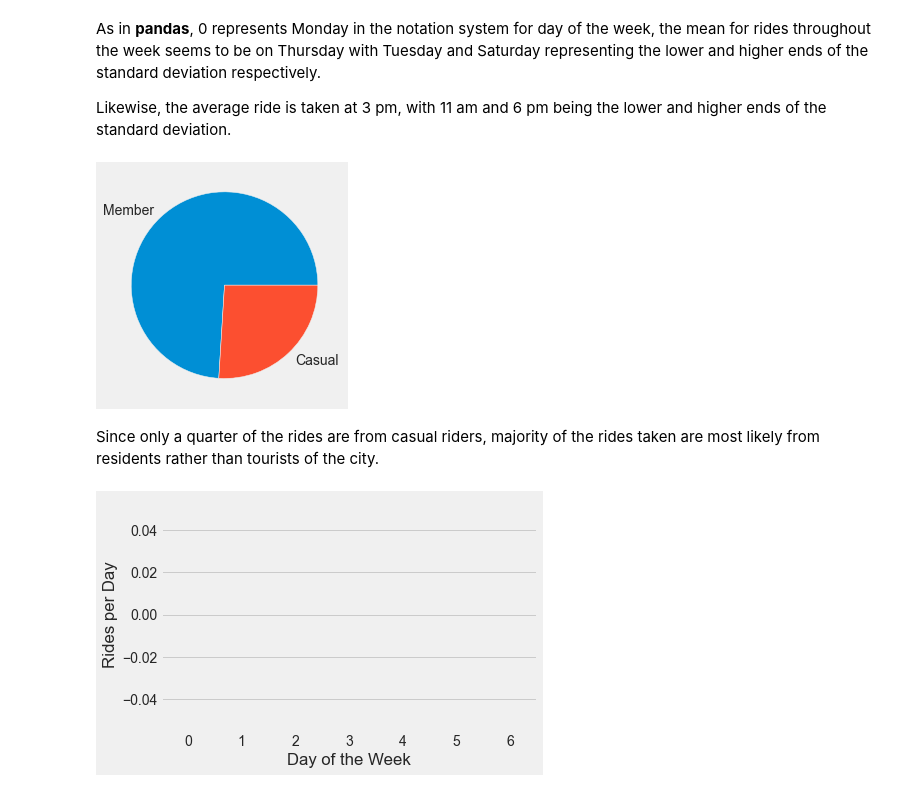
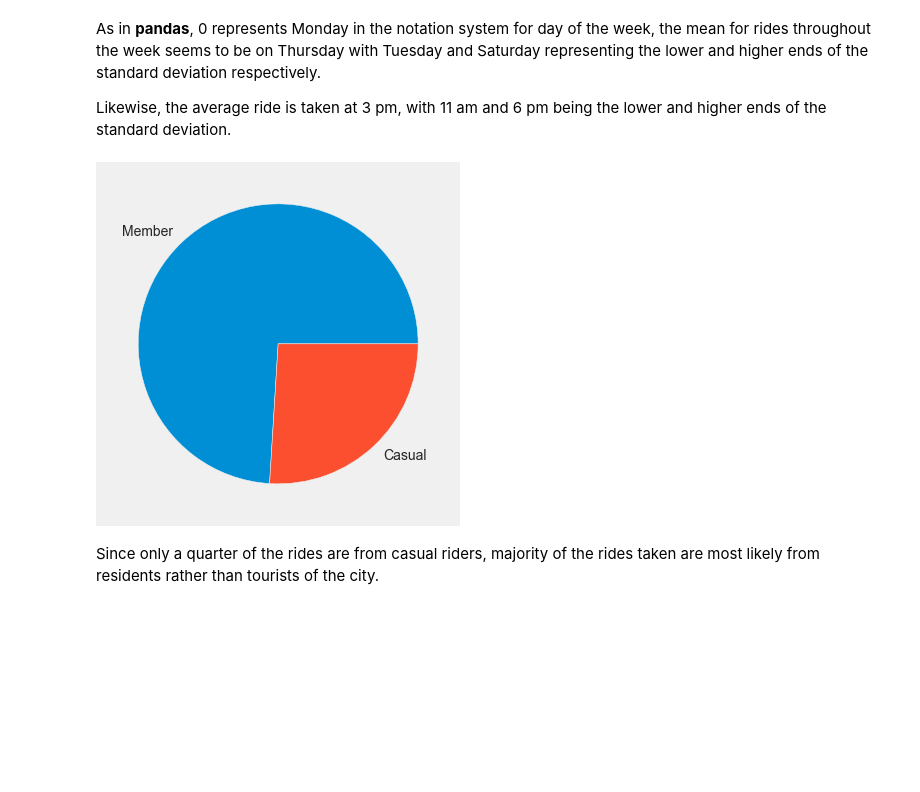
Before and after one commit to jchatterjee/nycdsa_capstone, a Jupyter notebook: DA_Q1_Rider_Behavior.ipynb, the cells around one changed output. Saved outputs shown, nothing was run; the diff lists cells and outputs as text; code cells hidden in the pictures; blank space fills up the shorter version.

```diff
--- a/DA_Q1_Rider_Behavior.ipynb
+++ b/DA_Q1_Rider_Behavior.ipynb
@@ -128,28 +129,10 @@ As in **pandas**, 0 represents Monday in the notation system for day of the week
 
 Likewise, the average ride is taken at 3 pm, with 11 am and 6 pm being the lower and higher ends of the standard deviation.
 # %%
+plt.figure(figsize=(6,6))
 plt.pie(CB_Ride_Time.member_casual.value_counts(), labels = CB_Ride_Time.member_casual.unique())
 plt.show()
 # %% [output]
-[figure, old version]
+[figure, new version]
 # %% [markdown]
 Since only a quarter of the rides are from casual riders, majority of the rides taken are most likely from residents rather than tourists of the city.
-# %%
-# Creating subplots
-ax = plt.subplots()
-
-# Plotting columns
-ax = sns.barplot(x = CB_Ride_Time.day_of_week,
-                 y = CB_Ride_Time[CB_Ride_Time.member_casual == 'Member'].value_counts(),
-                 color = 'b')
-ax = sns.barplot(x = CB_Ride_Time.day_of_week,
-                 y = CB_Ride_Time[CB_Ride_Time.member_casual == 'Casual'].value_counts(),
-                 color = 'r')
-
-# Renaming the axes
-ax.set(xlabel = 'Day of the Week', ylabel = 'Rides per Day')
-
-# Visualizing illustration
-plt.show()
-# %% [output]
-[figure, removed]
```
Also changed, not shown: parts of 10 cells of this notebook.
